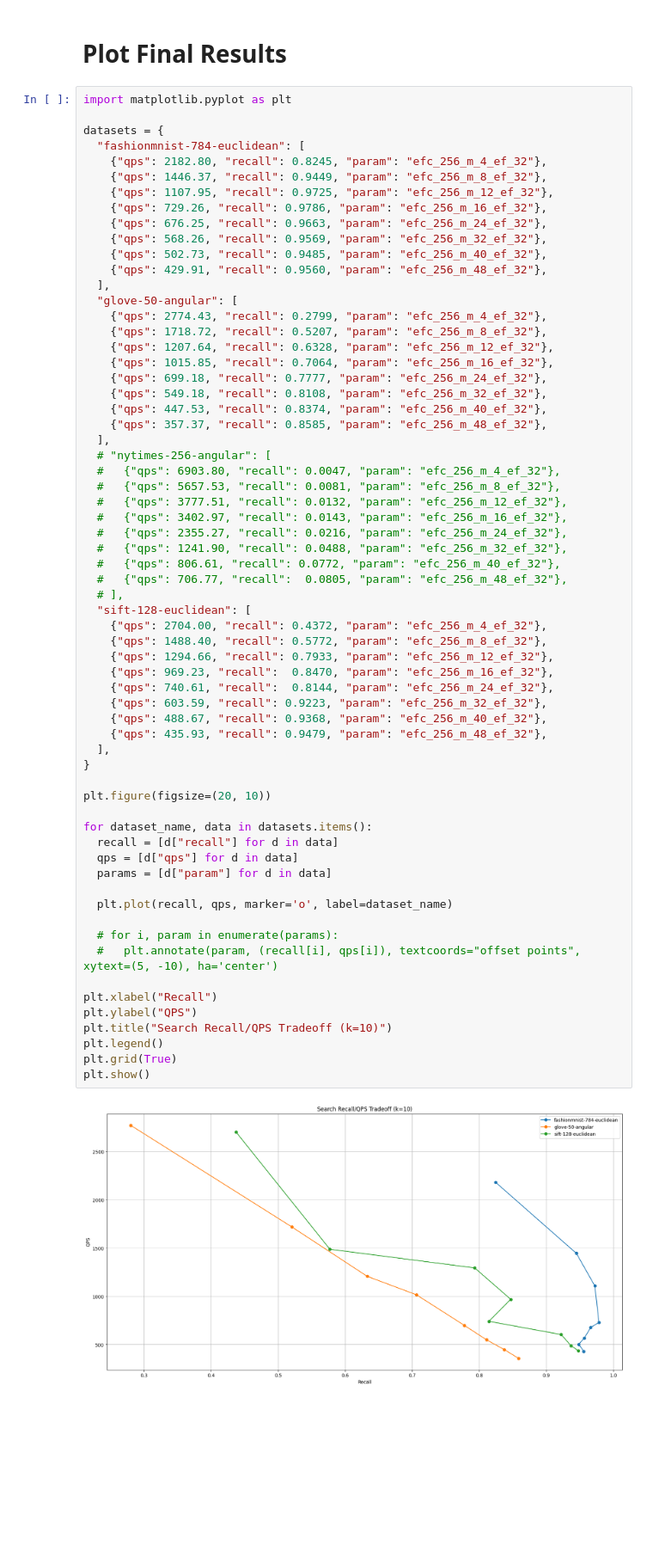
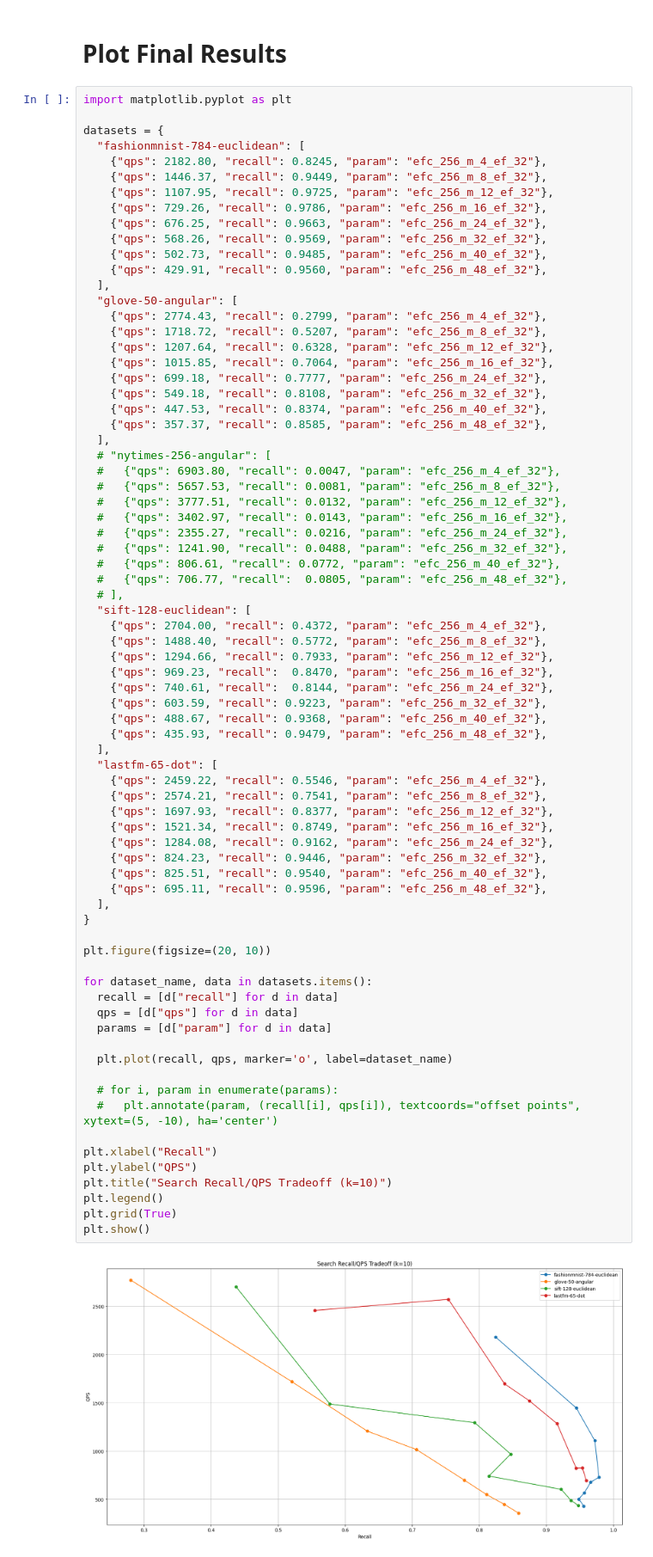
Before and after one commit to KCSIE/VectorDB, a Jupyter notebook: dataset/dataset.ipynb, the cells around one changed output. Shown at 86% size. Saved outputs shown, nothing was run; the diff lists cells and outputs as text; blank space fills up the shorter version.

Commit message:
test: add lastfm-65-dot to benchmark

```diff
--- a/dataset/dataset.ipynb
+++ b/dataset/dataset.ipynb
@@ -70,31 +70,41 @@ datasets = {
     {"qps": 2704.00, "recall": 0.4372, "param": "efc_256_m_4_ef_32"},
     {"qps": 1488.40, "recall": 0.5772, "param": "efc_256_m_8_ef_32"},
     {"qps": 1294.66, "recall": 0.7933, "param": "efc_256_m_12_ef_32"},
     {"qps": 969.23, "recall":  0.8470, "param": "efc_256_m_16_ef_32"},
     {"qps": 740.61, "recall":  0.8144, "param": "efc_256_m_24_ef_32"},
     {"qps": 603.59, "recall": 0.9223, "param": "efc_256_m_32_ef_32"},
     {"qps": 488.67, "recall": 0.9368, "param": "efc_256_m_40_ef_32"},
     {"qps": 435.93, "recall": 0.9479, "param": "efc_256_m_48_ef_32"},
   ],
+  "lastfm-65-dot": [
+    {"qps": 2459.22, "recall": 0.5546, "param": "efc_256_m_4_ef_32"},
+    {"qps": 2574.21, "recall": 0.7541, "param": "efc_256_m_8_ef_32"},
+    {"qps": 1697.93, "recall": 0.8377, "param": "efc_256_m_12_ef_32"},
+    {"qps": 1521.34, "recall": 0.8749, "param": "efc_256_m_16_ef_32"},
+    {"qps": 1284.08, "recall": 0.9162, "param": "efc_256_m_24_ef_32"},
+    {"qps": 824.23, "recall": 0.9446, "param": "efc_256_m_32_ef_32"},
+    {"qps": 825.51, "recall": 0.9540, "param": "efc_256_m_40_ef_32"},
+    {"qps": 695.11, "recall": 0.9596, "param": "efc_256_m_48_ef_32"},
+  ],
 }
 
 plt.figure(figsize=(20, 10))
 
 for dataset_name, data in datasets.items():
   recall = [d["recall"] for d in data]
   qps = [d["qps"] for d in data]
   params = [d["param"] for d in data]
 
   plt.plot(recall, qps, marker='o', label=dataset_name)
 
   # for i, param in enumerate(params):
   #   plt.annotate(param, (recall[i], qps[i]), textcoords="offset points", xytext=(5, -10), ha='center')
 
 plt.xlabel("Recall")
 plt.ylabel("QPS")
 plt.title("Search Recall/QPS Tradeoff (k=10)")
 plt.legend()
 plt.grid(True)
 plt.show()
 # %% [output]
-[figure, old version]
+[figure, new version]
```
Also changed, not shown: 2 other files.
